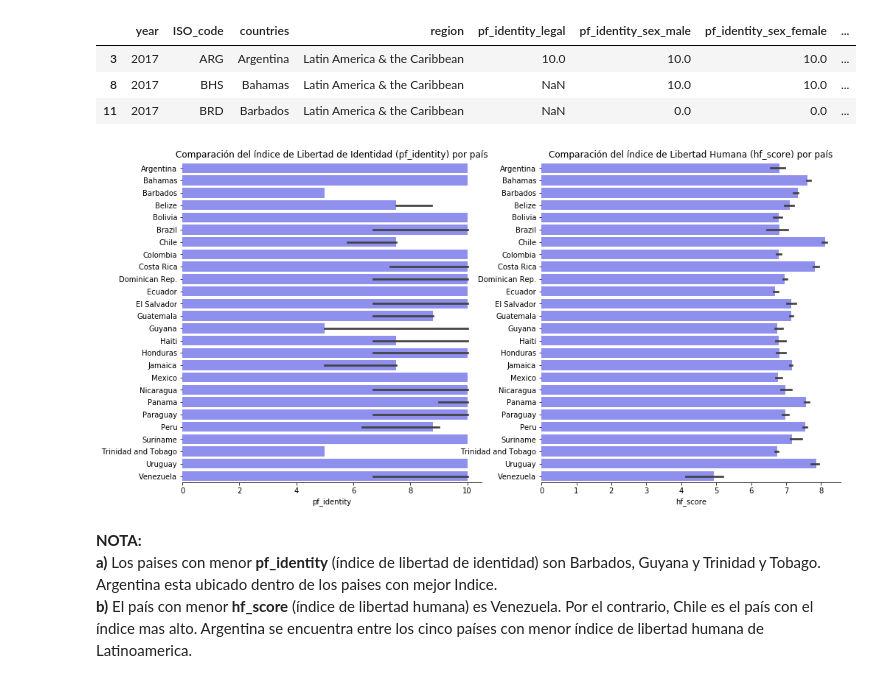
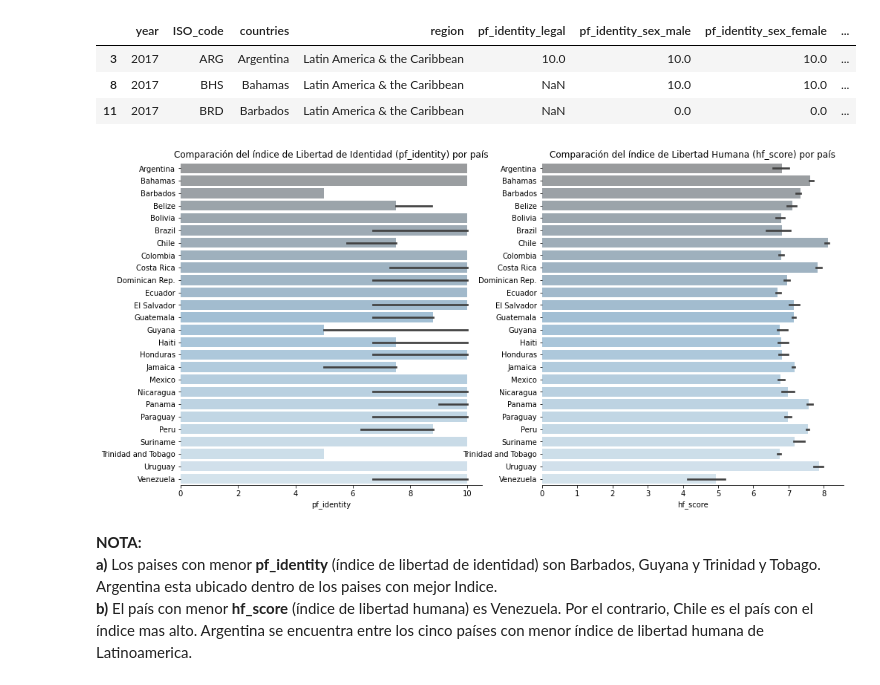
Before and after one commit to msoledadfernandez/DataScience_AnalisisyVisualizacion, a Jupyter notebook: practico.ipynb, the cells around one changed output. Drawn from its saved outputs; the diff is of its cells as text; code cells hidden in the pictures.

```diff
--- a/practico.ipynb
+++ b/practico.ipynb
@@ -202,26 +197,26 @@ latam[:3]
 # %%
 import numpy as np
 import matplotlib.pyplot as plt
 
 plt.figure (figsize=(16,8))
 
 plt.subplot(121)
 plt1= dataset.sort_values(['pf_identity']).reset_index(drop=True)
-seaborn.barplot(data=latam, x='pf_identity', y='countries',  color='blue', alpha=0.5, estimator=np.median)
+seaborn.barplot(data=latam, x='pf_identity', y='countries',   palette='Blues_d', alpha=0.5, estimator=np.median)
 plt.ylabel('')
 plt.xlabel('pf_identity')
 plt.title('Comparación del índice de Libertad de Identidad (pf_identity) por país')
 seaborn.despine(left=True)
 
 plt.subplot(122)
 plt2= dataset.sort_values(['hf_score']).reset_index(drop=True)
-seaborn.barplot(data=latam, x='hf_score', y='countries',  color='blue', alpha=0.5, estimator=np.median)
+seaborn.barplot(data=latam, x='hf_score', y='countries',  palette='Blues_d', alpha=0.5, estimator=np.median)
 plt.ylabel('')
 plt.xlabel('hf_score')
 plt.title('Comparación del índice de Libertad Humana (hf_score) por país')
 seaborn.despine(left=True)
 # %% [output]
-[figure, old version]
+[figure, new version]
 # %% [markdown]
 **NOTA:**
 **a)** Los paises con menor **pf_identity** (índice de libertad de identidad) son Barbados, Guyana y Trinidad y Tobago. Argentina esta ubicado dentro de los paises con mejor Indice.
```
Also changed, not shown: parts of 12 cells of this notebook.
